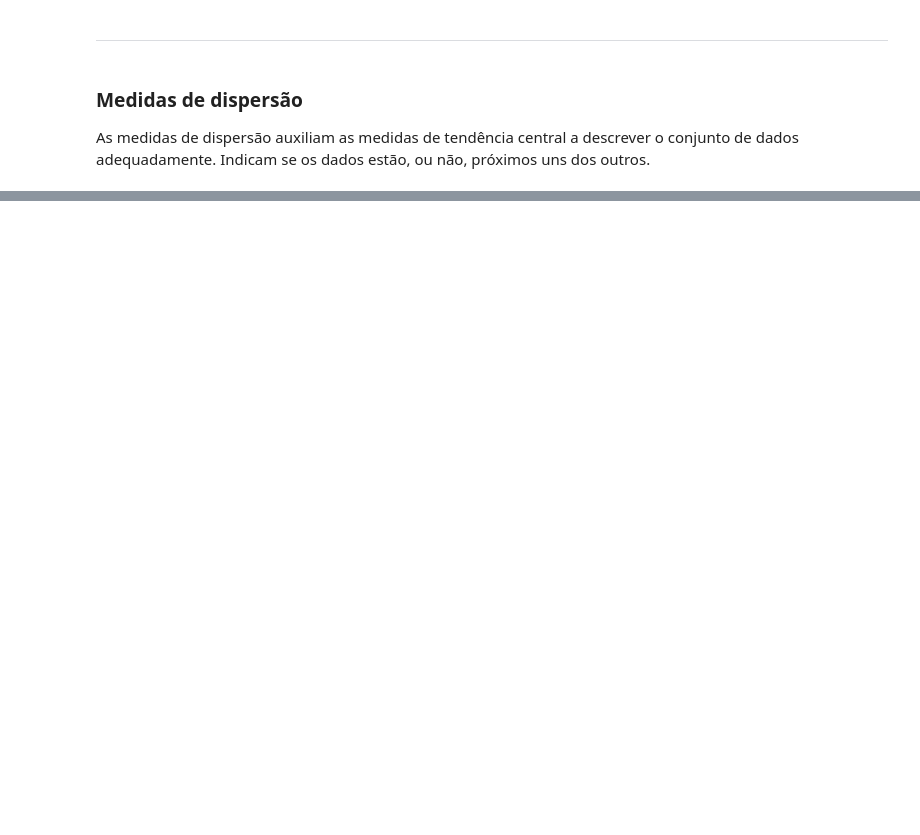
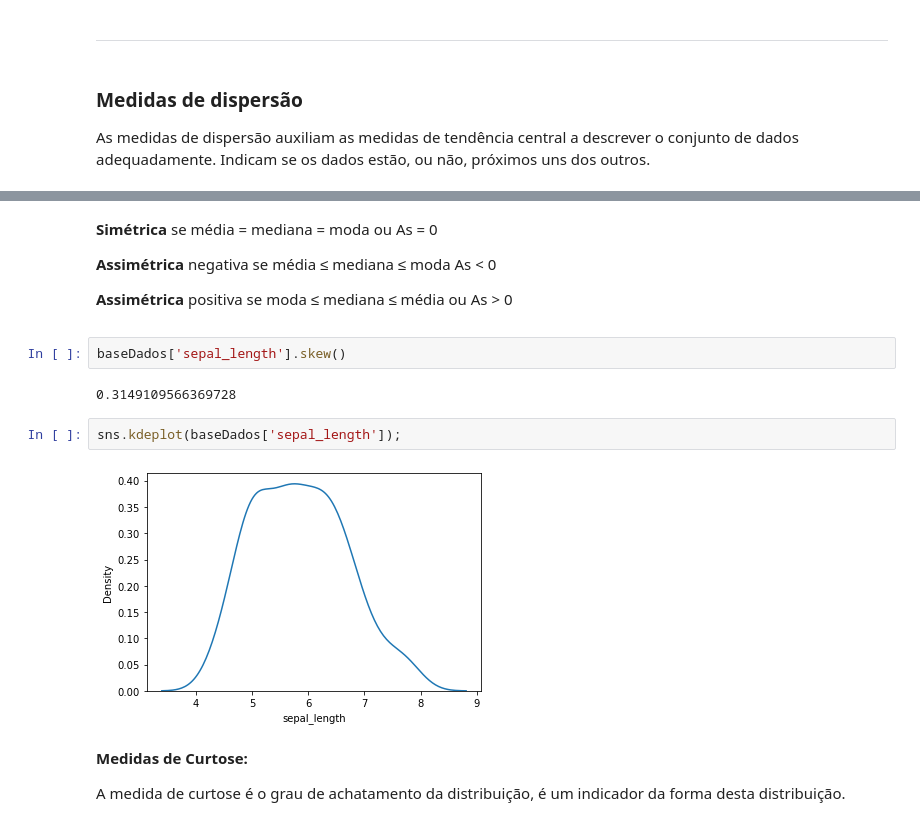
Before and after one commit to marconasg/python-data-analysis, a Jupyter notebook: Notebooks/estatistica-descritiva.ipynb, the cells around one changed output, grey strips where cells are left out. Cells and saved outputs as stored; diff of their text form; blank space fills up the shorter version.

```diff
--- a/Notebooks/estatistica-descritiva.ipynb
+++ b/Notebooks/estatistica-descritiva.ipynb
@@ -96,0 +137,15 @@ As medidas de dispersão auxiliam as medidas de tendência central a descrever o
+# %% [markdown]
+**Simétrica** se média = mediana = moda ou As = 0 <p>
+**Assimétrica** negativa se média ≤ mediana ≤ moda As < 0 <p>
+**Assimétrica** positiva se moda ≤ mediana ≤ média ou As > 0
+# %%
+baseDados['sepal_length'].skew()
+# %% [output]
+0.3149109566369728
+# %%
+sns.kdeplot(baseDados['sepal_length']);
+# %% [output]
+[figure, added]
+# %% [markdown]
+__Medidas de Curtose:__<p>
+A medida de curtose é o grau de achatamento da distribuição, é um indicador da forma desta distribuição.
```
Also changed, not shown: parts of 16 cells of this notebook.
